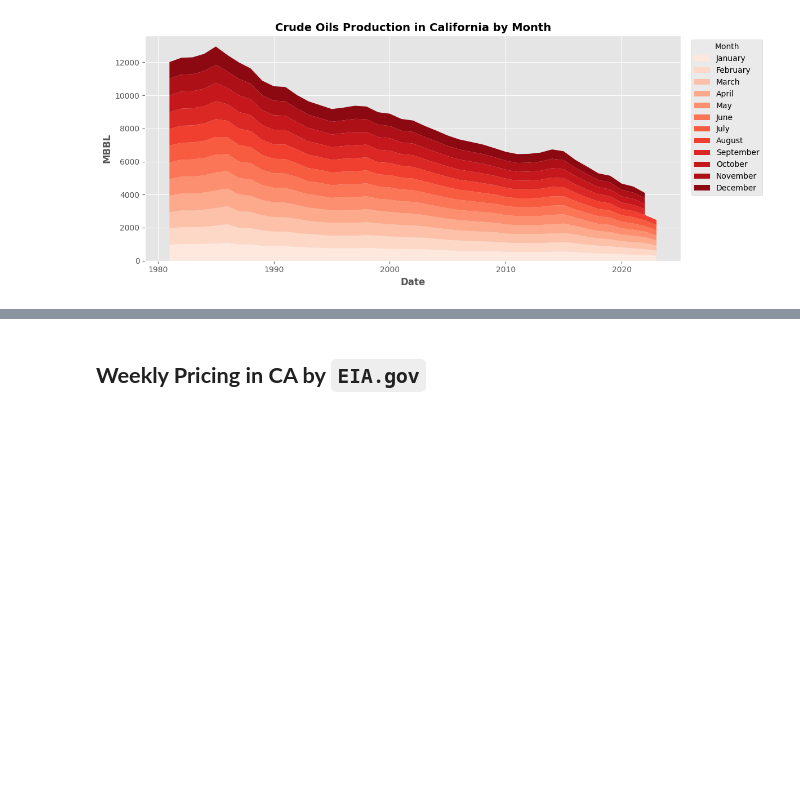
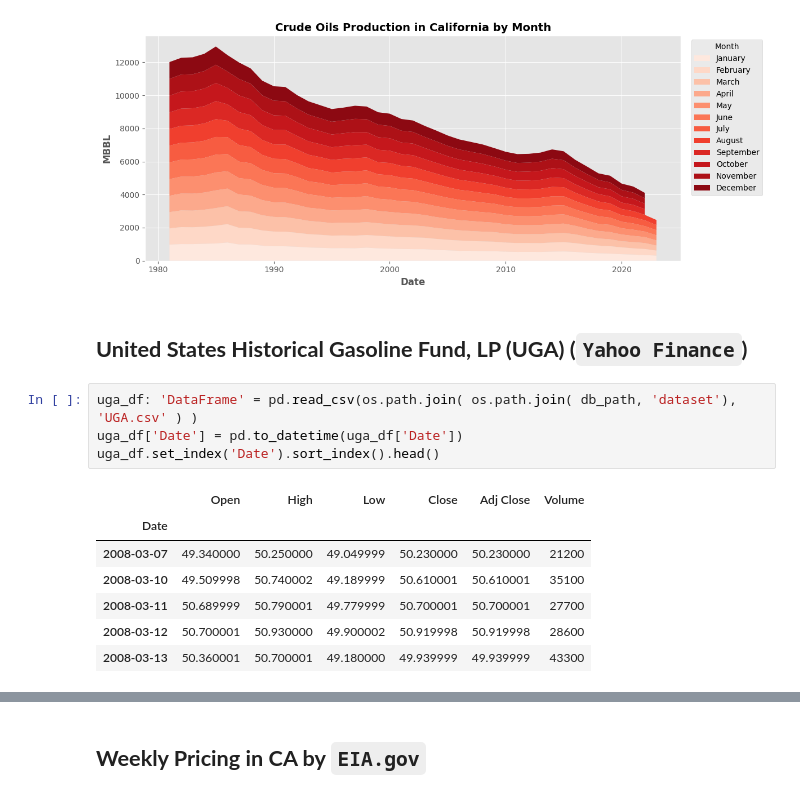
Before and after one commit to OdinProjectI/GasolinePricesAnalysis, a Jupyter notebook: CaliforniaGAsolinePricing.ipynb, the cells around one changed output, grey strips where cells are left out. Cells and saved outputs as stored; diff of their text form; blank space fills up the shorter version.

```diff
--- a/CaliforniaGAsolinePricing.ipynb
+++ b/CaliforniaGAsolinePricing.ipynb
@@ -107,3 +109,17 @@ ax.legend(title="Month", bbox_to_anchor=(1.16,1))
 plt.tight_layout()
 # %% [output]
 [figure]
+# %% [markdown]
+## **United States Historical Gasoline Fund, LP (UGA) (`Yahoo Finance`)**
+# %%
+uga_df: 'DataFrame' = pd.read_csv(os.path.join( os.path.join( db_path, 'dataset'), 'UGA.csv' ) )
+uga_df['Date'] = pd.to_datetime(uga_df['Date'])
+uga_df.set_index('Date').sort_index().head()
+# %% [output]
+|  | Open | High | Low | Close | Adj Close | Volume |
+| Date |  |  |  |  |  |  |
+| 2008-03-07 | 49.340000 | 50.250000 | 49.049999 | 50.230000 | 50.230000 | 21200 |
+| 2008-03-10 | 49.509998 | 50.740002 | 49.189999 | 50.610001 | 50.610001 | 35100 |
+| 2008-03-11 | 50.689999 | 50.790001 | 49.779999 | 50.700001 | 50.700001 | 27700 |
+| 2008-03-12 | 50.700001 | 50.930000 | 49.900002 | 50.919998 | 50.919998 | 28600 |
+| 2008-03-13 | 50.360001 | 50.700001 | 49.180000 | 49.939999 | 49.939999 | 43300 |
```
Also changed, not shown: parts of 3 cells of this notebook.
